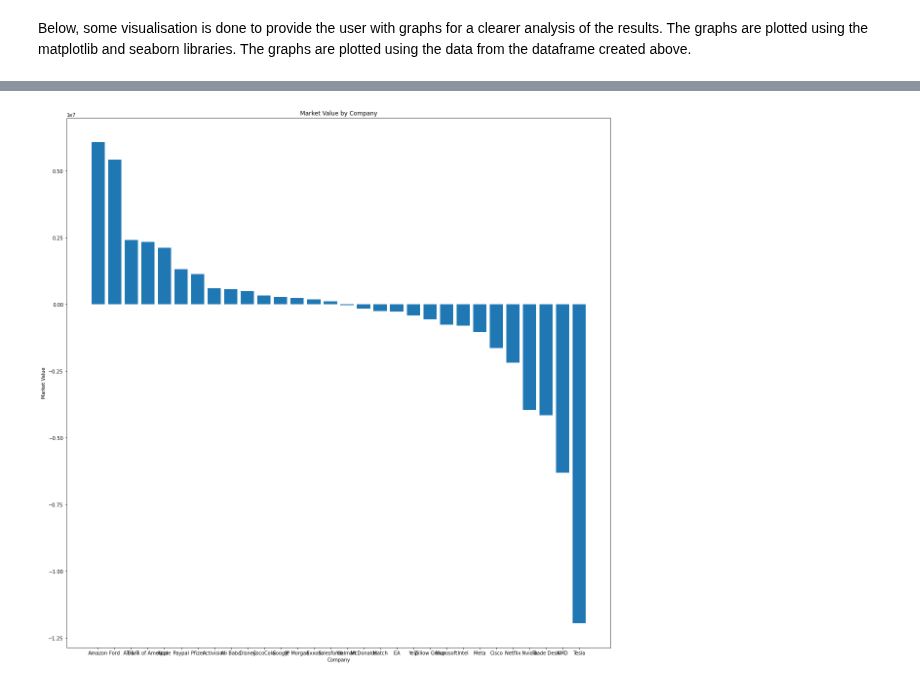
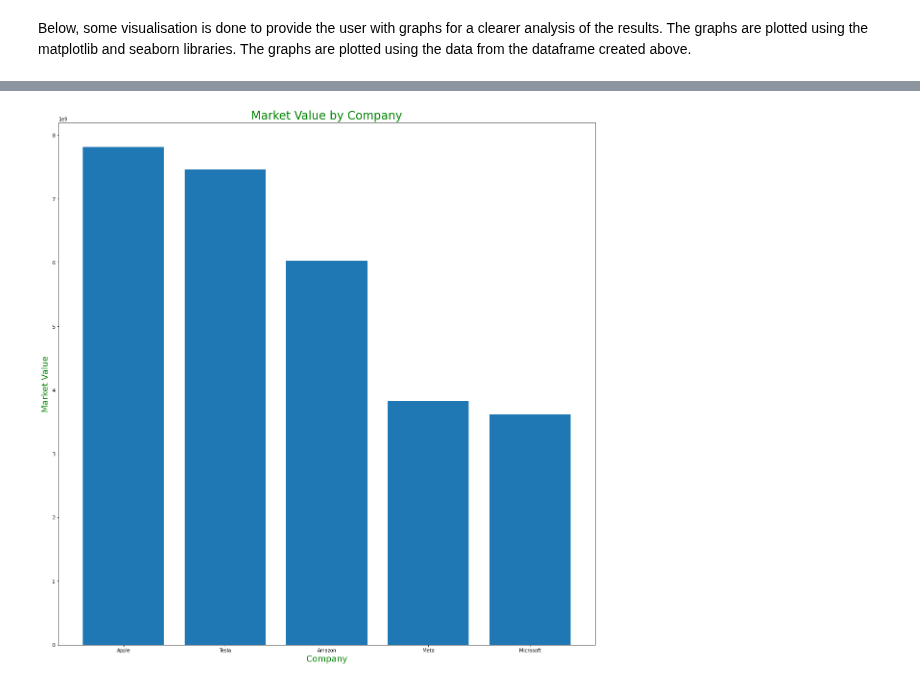
Before and after one commit to ubco-W2022T2-data301/Group35, a Jupyter notebook: analysis/analysis3.ipynb, the cells around one changed output, grey strips where cells are left out. Cells and saved outputs as stored; diff of their text form; code cells hidden in the pictures.

```diff
--- a/analysis/analysis3.ipynb
+++ b/analysis/analysis3.ipynb
@@ -74,2 +75,11 @@ cleaned.tail(3)   # Bottom 30 companies by Market Value
 # %% [markdown]
 Below, some visualisation is done to provide the user with graphs for a clearer analysis of the results. The graphs are plotted using the matplotlib and seaborn libraries. The graphs are plotted using the data from the dataframe created above.
+# %%
+# Plot the data
+cleaned['Name'] = cleaned.index
+plt.figure(figsize=(20,20))
+plt.xlabel('Company',fontsize=18).set_color('Green')
+plt.ylabel('Market Value',fontsize=18).set_color('Green')
+plt.title('Market Value by Company', fontsize=24).set_color('Green')
+plt.bar(cleaned['Name'], cleaned['Market Value'])
+plt.show()
@@ -76,15 +107,11 @@ Below, some visualisation is done to provide the user with graphs for a clearer
 # %%
-import matplotlib.pyplot as plt
-#import seaborn as sns
-
-# Plot the data
 cleaned['Name'] = cleaned.index
+df = cleaned.head(5)
 plt.figure(figsize=(20,20))
-plt.bar(cleaned['Name'], cleaned['Market Value'])
-plt.xlabel('Company')
-plt.ylabel('Market Value')
-plt.title('Market Value by Company')
-
+plt.xlabel('Company',fontsize=18).set_color('Green')
+plt.ylabel('Market Value',fontsize=18).set_color('Green')
+plt.title('Market Value by Company', fontsize=24).set_color('Green')
+plt.bar(df['Name'], df['Market Value'])
 plt.show()
 # %% [output]
-[figure, old version]
+[figure, new version]
```
Also changed, not shown: parts of 5 cells of this notebook, 1 other file.
